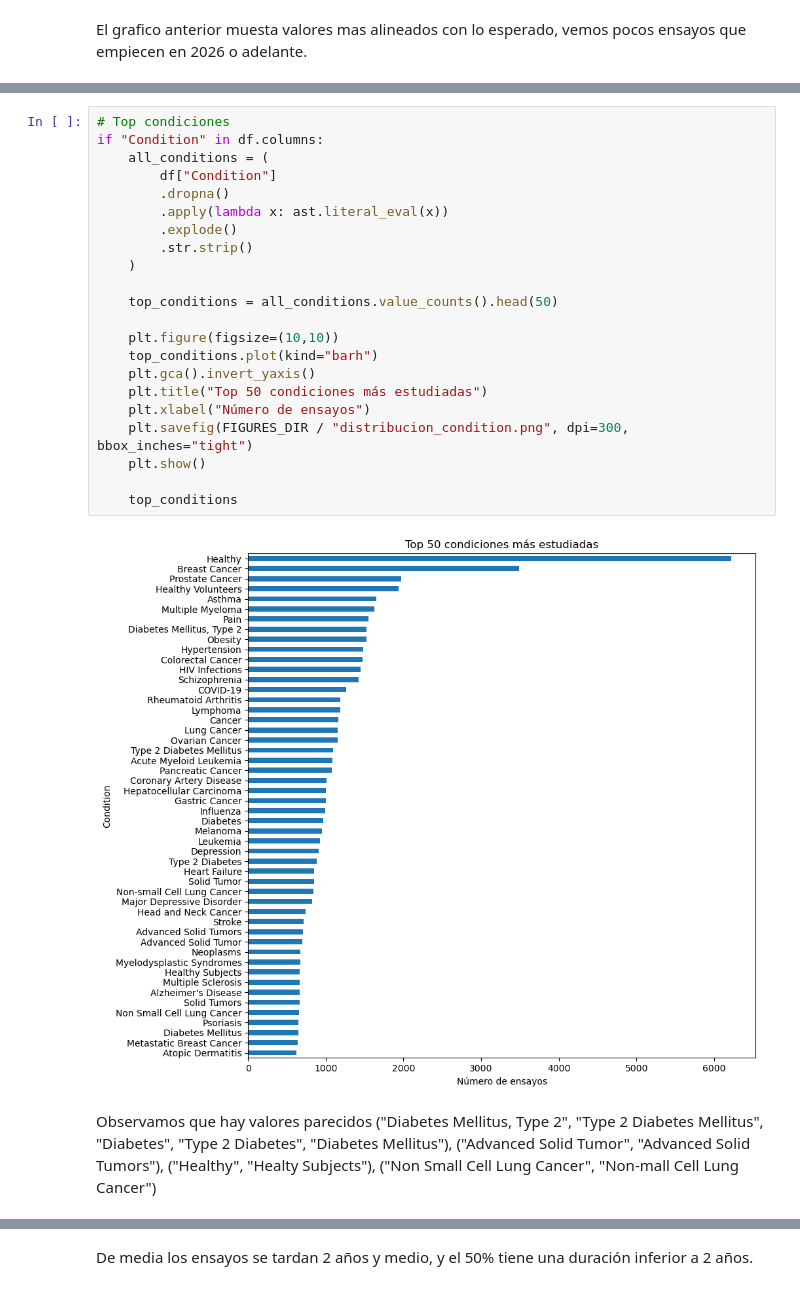
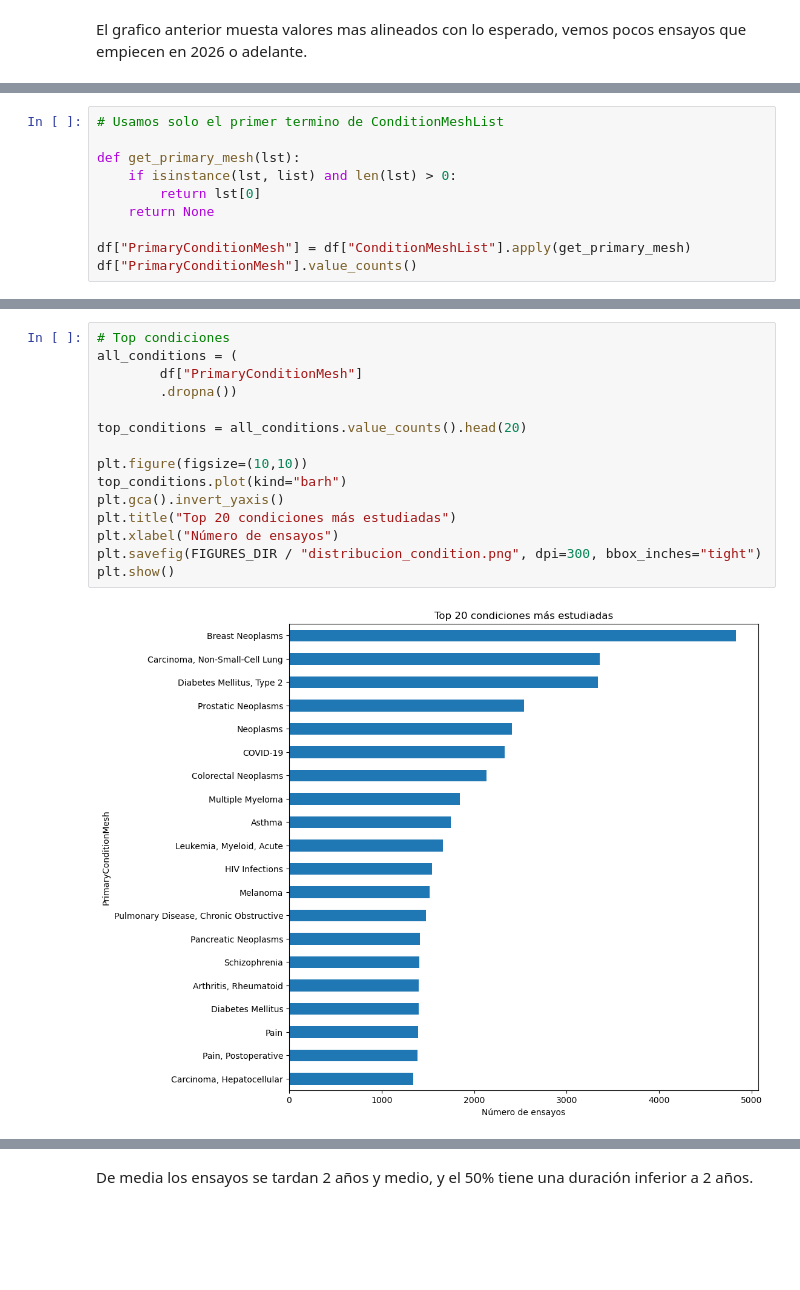
Before and after one commit to miks95/tfm_clinicaltrials, a Jupyter notebook: notebooks/01_eda_clinicaltrials.ipynb, the cells around one changed output, grey strips where cells are left out. Saved outputs shown, nothing was run; the diff lists cells and outputs as text; blank space fills up the shorter version.

```diff
--- a/notebooks/01_eda_clinicaltrials.ipynb
+++ b/notebooks/01_eda_clinicaltrials.ipynb
@@ -215,0 +289,10 @@ El grafico anterior muesta valores mas alineados con lo esperado, vemos pocos en
+# %%
+# Usamos solo el primer termino de ConditionMeshList
+
+def get_primary_mesh(lst):
+    if isinstance(lst, list) and len(lst) > 0:
+        return lst[0]
+    return None
+
+df["PrimaryConditionMesh"] = df["ConditionMeshList"].apply(get_primary_mesh)
+df["PrimaryConditionMesh"].value_counts()
@@ -216,26 +313,17 @@ El grafico anterior muesta valores mas alineados con lo esperado, vemos pocos en
 # %%
 # Top condiciones
-if "Condition" in df.columns:
-    all_conditions = (
-        df["Condition"]
-        .dropna()
-        .apply(lambda x: ast.literal_eval(x))
-        .explode()
-        .str.strip()
-    )
+all_conditions = (
+        df["PrimaryConditionMesh"]
+        .dropna())
 
-    top_conditions = all_conditions.value_counts().head(50)
+top_conditions = all_conditions.value_counts().head(20)
 
-    plt.figure(figsize=(10,10))
-    top_conditions.plot(kind="barh")
-    plt.gca().invert_yaxis()
-    plt.title("Top 50 condiciones más estudiadas")
-    plt.xlabel("Número de ensayos")
-    plt.savefig(FIGURES_DIR / "distribucion_condition.png", dpi=300, bbox_inches="tight")
-    plt.show()
-
-    top_conditions
+plt.figure(figsize=(10,10))
+top_conditions.plot(kind="barh")
+plt.gca().invert_yaxis()
+plt.title("Top 20 condiciones más estudiadas")
+plt.xlabel("Número de ensayos")
+plt.savefig(FIGURES_DIR / "distribucion_condition.png", dpi=300, bbox_inches="tight")
+plt.show()
 # %% [output]
-[figure, old version]
+[figure, new version]
-# %% [markdown]
-Observamos que hay valores parecidos ("Diabetes Mellitus, Type 2", "Type 2 Diabetes Mellitus", "Diabetes", "Type 2 Diabetes", "Diabetes Mellitus"), ("Advanced Solid Tumor", "Advanced Solid Tumors"), ("Healthy", "Healty Subjects"), ("Non Small Cell Lung Cancer", "Non-mall Cell Lung Cancer")
```
Also changed, not shown: parts of 24 cells of this notebook, 6 other files.
